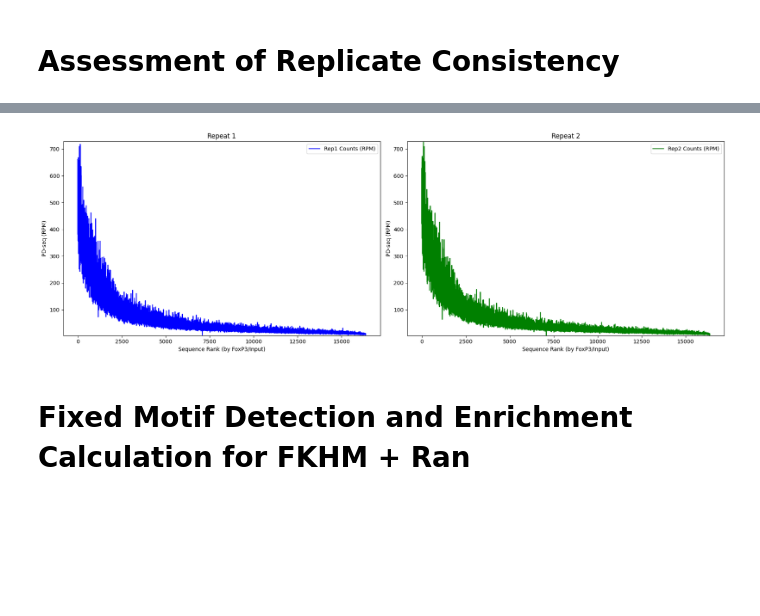
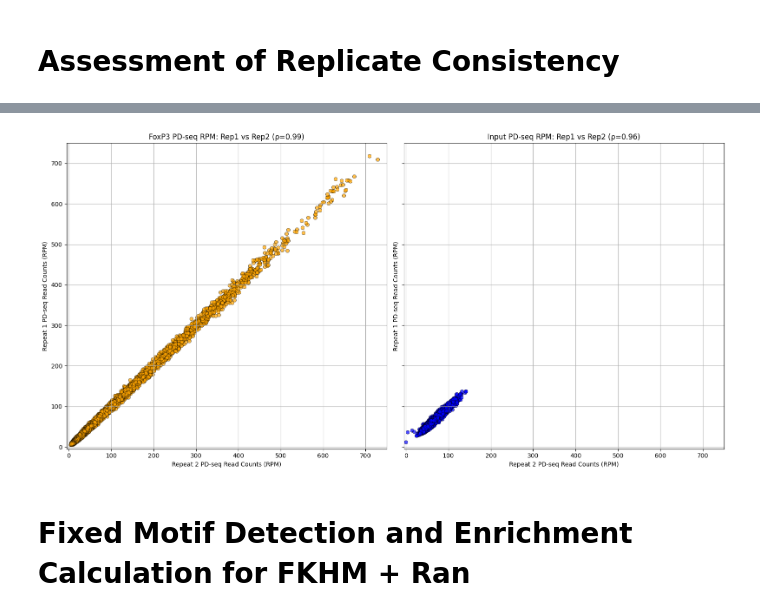
Before and after one commit to clarkvd/hur_lab_foxp3, a Jupyter notebook: figure1.ipynb, the cells around one changed output, grey strips where cells are left out. Saved outputs shown, nothing was run; the diff lists cells and outputs as text; code cells hidden in the pictures; blank space fills up the shorter version.

```diff
--- a/figure1.ipynb
+++ b/figure1.ipynb
@@ -232,31 +261,53 @@ summary_with_counts.head()
-# %%
-# Plot RPM of Rep1 and Rep2 across ranked sequences
-fig, axs = plt.subplots(1, 2, figsize=(18, 6))
-
-# Determine global y-axis range for consistency
-y_min = min(summary_with_counts['Rep1_Counts_RPM'].min(), summary_with_counts['Rep2_Counts_RPM'].min())
-y_max = max(summary_with_counts['Rep1_Counts_RPM'].max(), summary_with_counts['Rep2_Counts_RPM'].max())
-
-# Plot Rep1
-axs[0].plot(summary_with_counts['Rep1_Counts_RPM'].values, color='blue', label='Rep1 Counts (RPM)')
-axs[0].set_title('Repeat 1')
-axs[0].set_xlabel('Sequence Rank (by FoxP3/Input)')
-axs[0].set_ylabel('PD-seq (RPM)')
-axs[0].set_ylim(y_min, y_max)
-axs[0].legend()
-
-# Plot Rep2
-axs[1].plot(summary_with_counts['Rep2_Counts_RPM'].values, color='green', label='Rep2 Counts (RPM)')
-axs[1].set_title('Repeat 2')
-axs[1].set_xlabel('Sequence Rank (by FoxP3/Input)')
-axs[1].set_ylabel('PD-seq (RPM)')
-axs[1].set_ylim(y_min, y_max)
-axs[1].legend()
-
-plt.tight_layout()
-plt.show()
-# %% [output]
-[figure, removed]
+# %%
+# Compute Spearman correlations between replicates
+spearman_r_foxp3, spearman_p_foxp3 = spearmanr(
+    foxp3_with_counts['Rep1_Counts_RPM'],
+    foxp3_with_counts['Rep2_Counts_RPM']
+)
+spearman_r_input, spearman_p_input = spearmanr(
+    input_with_counts['Rep1_Counts_RPM'],
+    input_with_counts['Rep2_Counts_RPM']
+)
+
+# Create side-by-side scatter plots
+fig, axes = plt.subplots(1, 2, figsize=(16, 8), sharex=True, sharey=True)
+
+# FoxP3 PD-seq scatter plot: Rep2 on x-axis, Rep1 on y-axis
+axes[0].scatter(
+    foxp3_with_counts['Rep2_Counts_RPM'],
+    foxp3_with_counts['Rep1_Counts_RPM'],
+    color='orange',
+    alpha=0.7,
+    edgecolors='k',
+    linewidth=0.5
+)
+axes[0].set_xlabel('Repeat 2 PD-seq Read Counts (RPM)')
+axes[0].set_ylabel('Repeat 1 PD-seq Read Counts (RPM)')
+axes[0].set_title(f'FoxP3 PD-seq RPM: Rep1 vs Rep2 (ρ={spearman_r_foxp3:.2f})')
+axes[0].grid(True)
+axes[0].set_xlim(-5, 750)
+axes[0].set_ylim(-5, 750)
+
+# Input PD-seq scatter plot: Rep2 on x-axis, Rep1 on y-axis
+axes[1].scatter(
+    input_with_counts['Rep2_Counts_RPM'],
+    input_with_counts['Rep1_Counts_RPM'],
+    color='blue',
+    alpha=0.7,
+    edgecolors='k',
+    linewidth=0.5
+)
+axes[1].set_xlabel('Repeat 2 PD-seq Read Counts (RPM)')
+axes[1].set_ylabel('Repeat 1 PD-seq Read Counts (RPM)')
+axes[1].set_title(f'Input PD-seq RPM: Rep1 vs Rep2 (ρ={spearman_r_input:.2f})')
+axes[1].grid(True)
+axes[1].set_xlim(-5, 750)
+axes[1].set_ylim(-5, 750)
+
+plt.tight_layout()
+plt.show()
+# %% [output]
+[figure, added]
 # %% [markdown]
 # Fixed Motif Detection and Enrichment Calculation for FKHM + Ran
 # %% [markdown]
```
Also changed, not shown: parts of 17 cells of this notebook.
